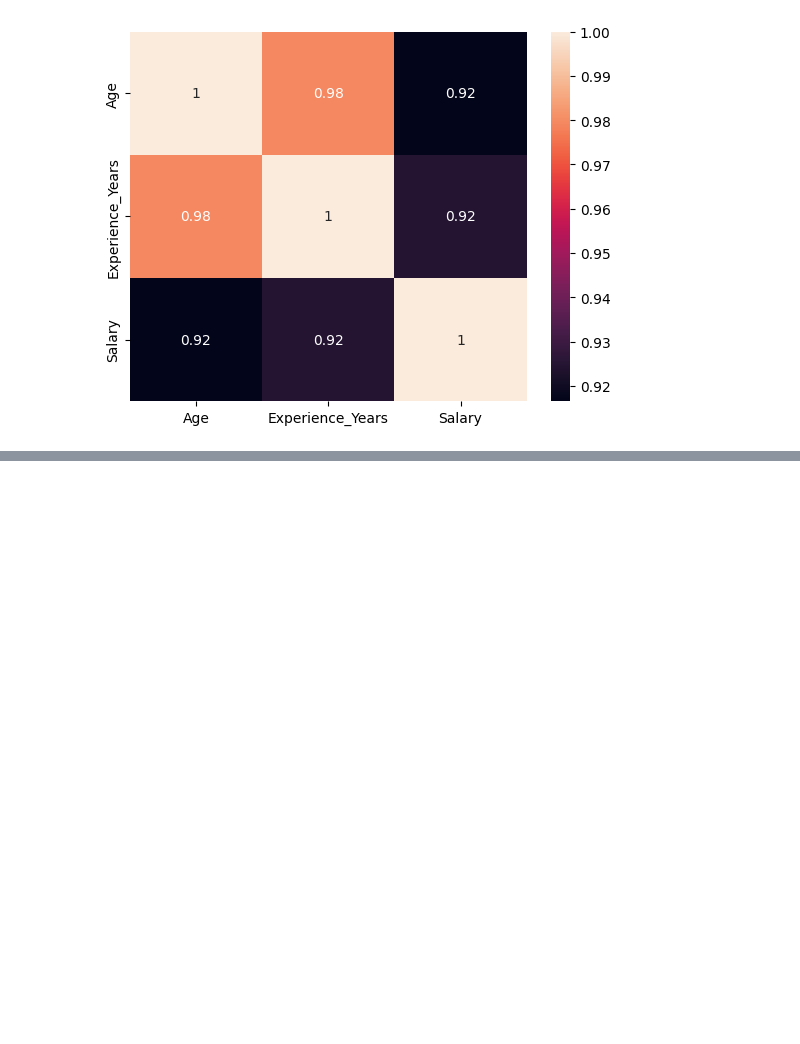
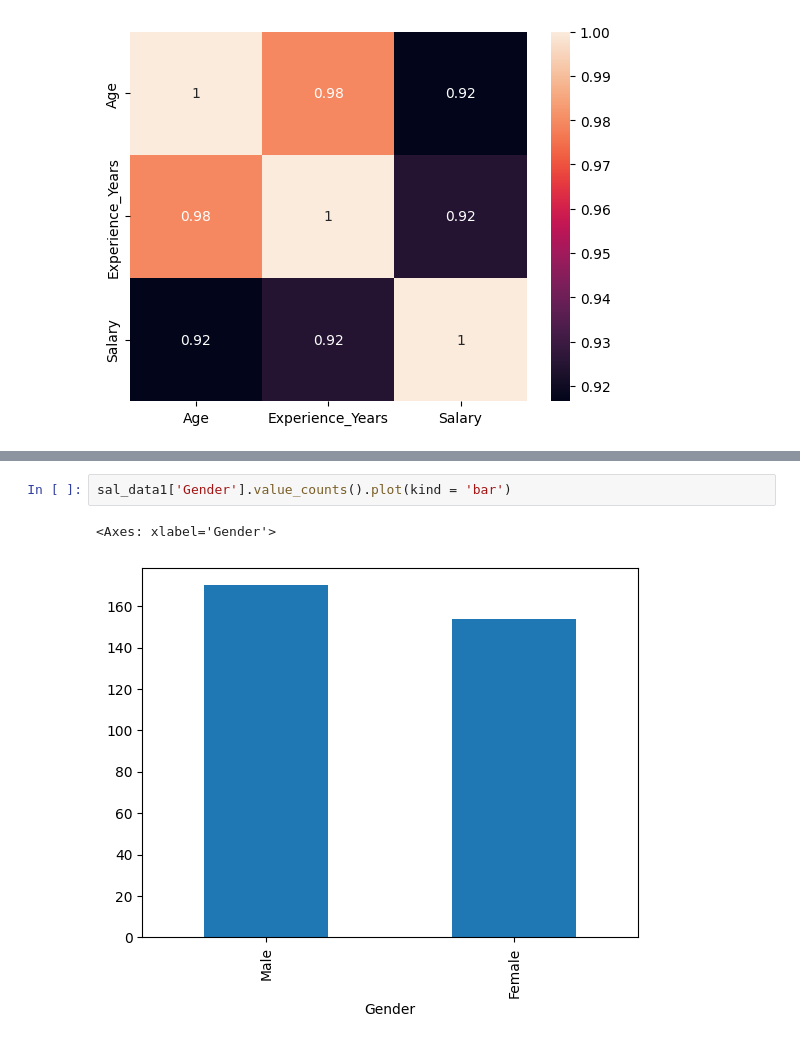
Before and after one commit to NikashLamsal/Salary-Prediction-System, a Jupyter notebook: Salary Predictor.ipynb, the cells around one changed output, grey strips where cells are left out. Saved outputs shown, nothing was run; the diff lists cells and outputs as text; blank space fills up the shorter version.

```diff
--- a/Salary Predictor.ipynb
+++ b/Salary Predictor.ipynb
@@ -152,0 +202,5 @@ sns.heatmap(corr,annot = True)
+# %%
+sal_data1['Gender'].value_counts().plot(kind = 'bar')
+# %% [output]
+<Axes: xlabel='Gender'>
+[figure, added]
```
Also changed, not shown: parts of 62 cells of this notebook.
